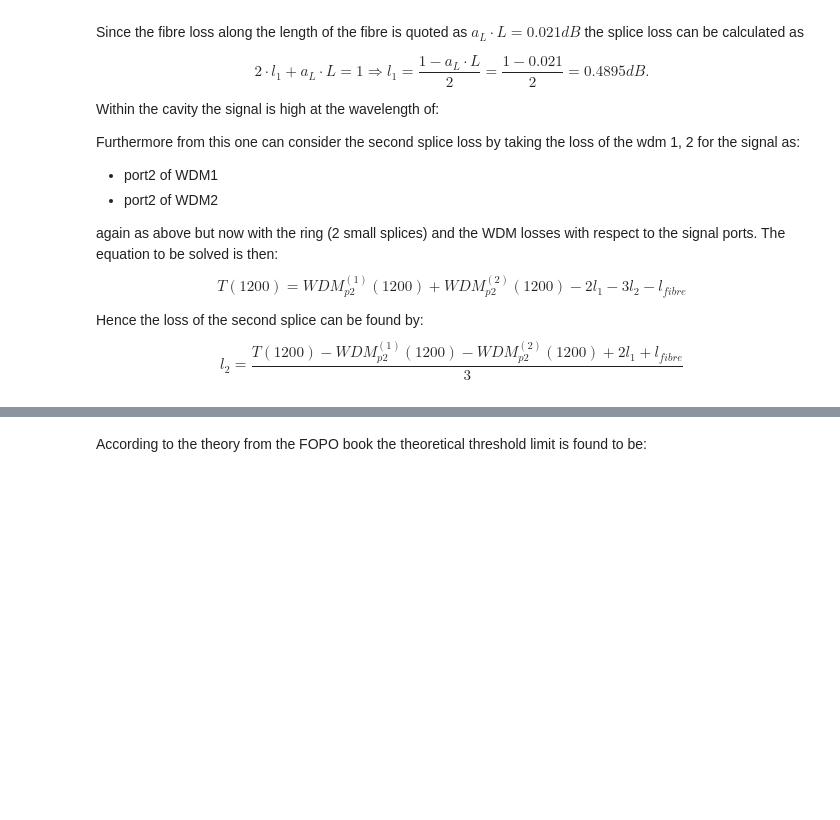
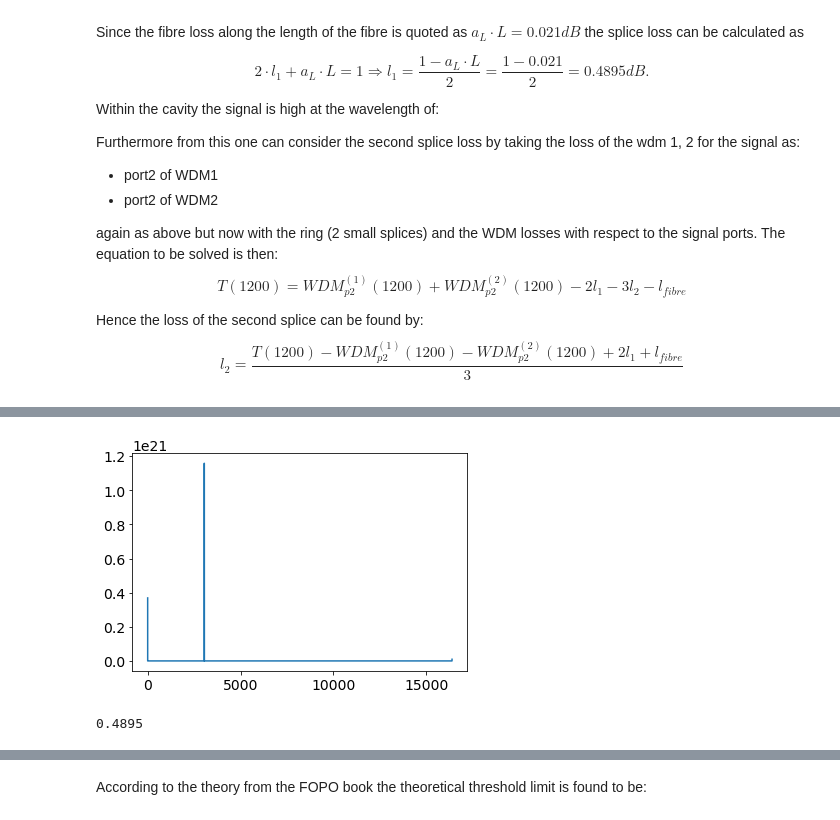
Before and after one commit to ibegleris/w-fopo, a Jupyter notebook: Dispersions_wavelength_finder.ipynb, the cells around one changed output, grey strips where cells are left out. Drawn from its saved outputs; the diff is of its cells as text; code cells hidden in the pictures; blank space fills up the shorter version.

```diff
--- a/Dispersions_wavelength_finder.ipynb
+++ b/Dispersions_wavelength_finder.ipynb
@@ -326,3 +326,12 @@ totalT(lv,l1, l2)
+# %%
+plt.plot(totalT(lv*1e-9,l1, l2))
+plt.show()
+# %% [output]
+[figure, added]
+# %%
+l1
+# %% [output]
+0.4895
 # %%
 fig = plt.figure(figsize=(20.0, 10.0))
 plt.gca().get_yaxis().get_major_formatter().set_useOffset(False)
```
Also changed, not shown: parts of 4 cells of this notebook, 12 other files.
